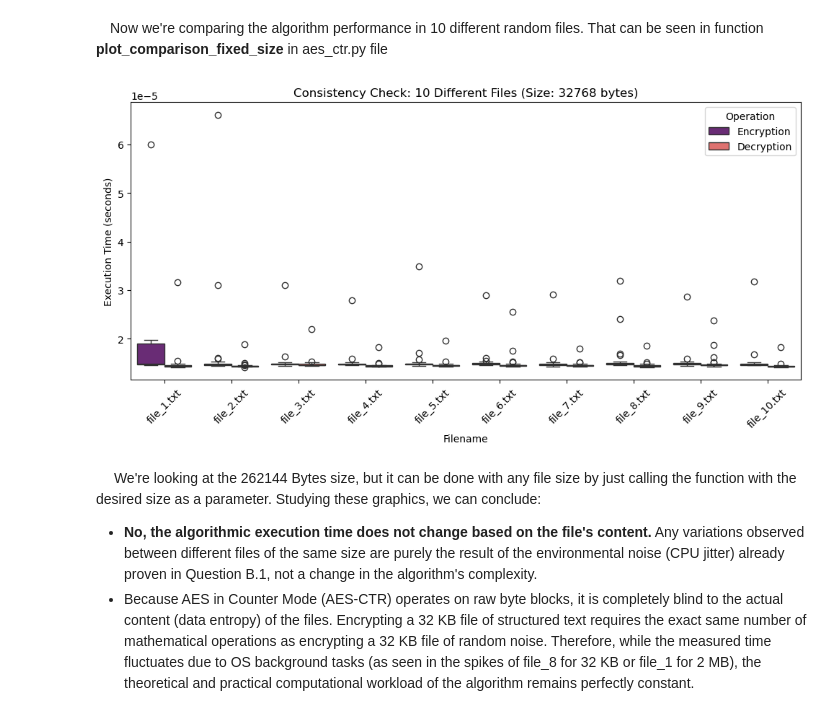
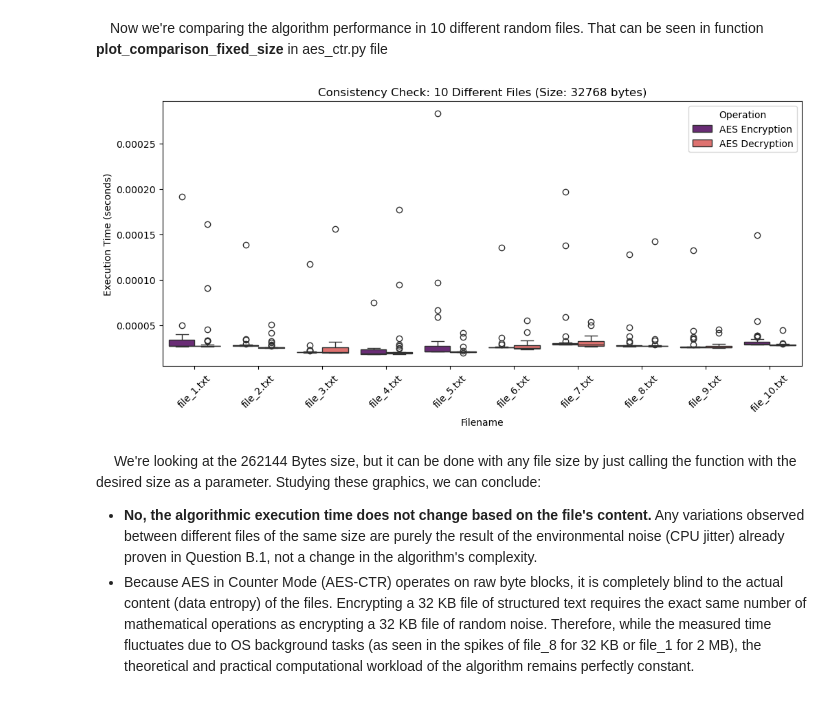
Before and after one commit to amandacalu/SeP-TP1, a Jupyter notebook: 04 - notebooks/assigment1.ipynb, the cells around one changed output. Drawn from its saved outputs; the diff is of its cells as text; code cells hidden in the pictures.

```diff
--- a/04 - notebooks/assigment1.ipynb
+++ b/04 - notebooks/assigment1.ipynb
@@ -69,9 +66,9 @@ plot_variation_fixed_file_categorical(df,'file_2.txt')
 # %% [markdown]
 &emsp;Now we're comparing the algorithm performance in 10 different random files. That can be seen in function **plot_comparison_fixed_size** in aes_ctr.py file
 # %%
-plot_comparison_fixed_size(df,32768)
+plot_comparison_fixed_size(df_AES,32768)
 # %% [output]
-[figure, old version]
+[figure, new version]
 # %% [markdown]
 &emsp; We're looking at the 262144 Bytes size, but it can be done with any file size by just calling the function with the desired size as a parameter. Studying these graphics, we can conclude:
 - **No, the algorithmic execution time does not change based on the file's content.** Any variations observed between different files of the same size are purely the result of the environmental noise (CPU jitter) already proven in Question B.1, not a change in the algorithm's complexity.<br>
```
Also changed, not shown: parts of 18 cells of this notebook, 2 other files.
